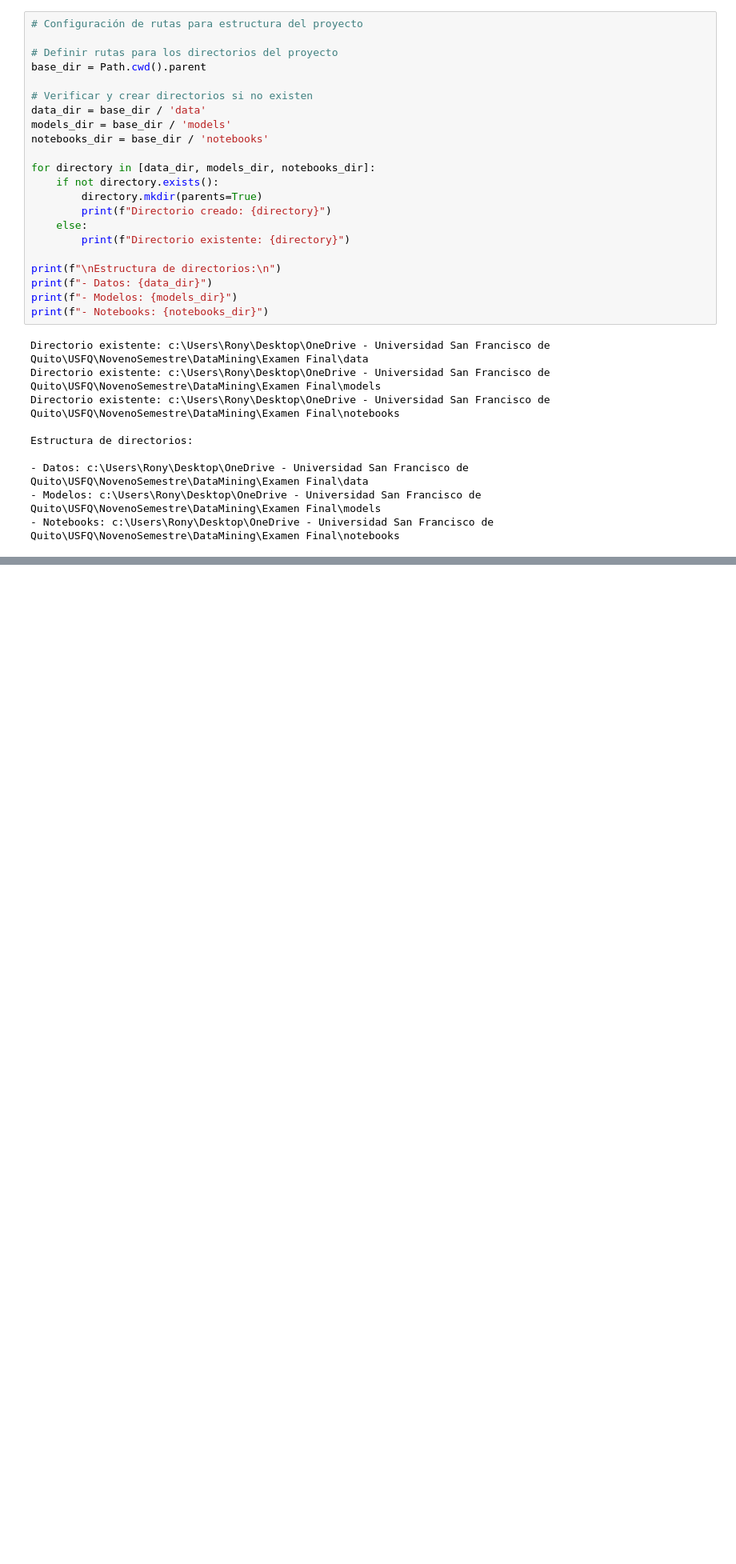
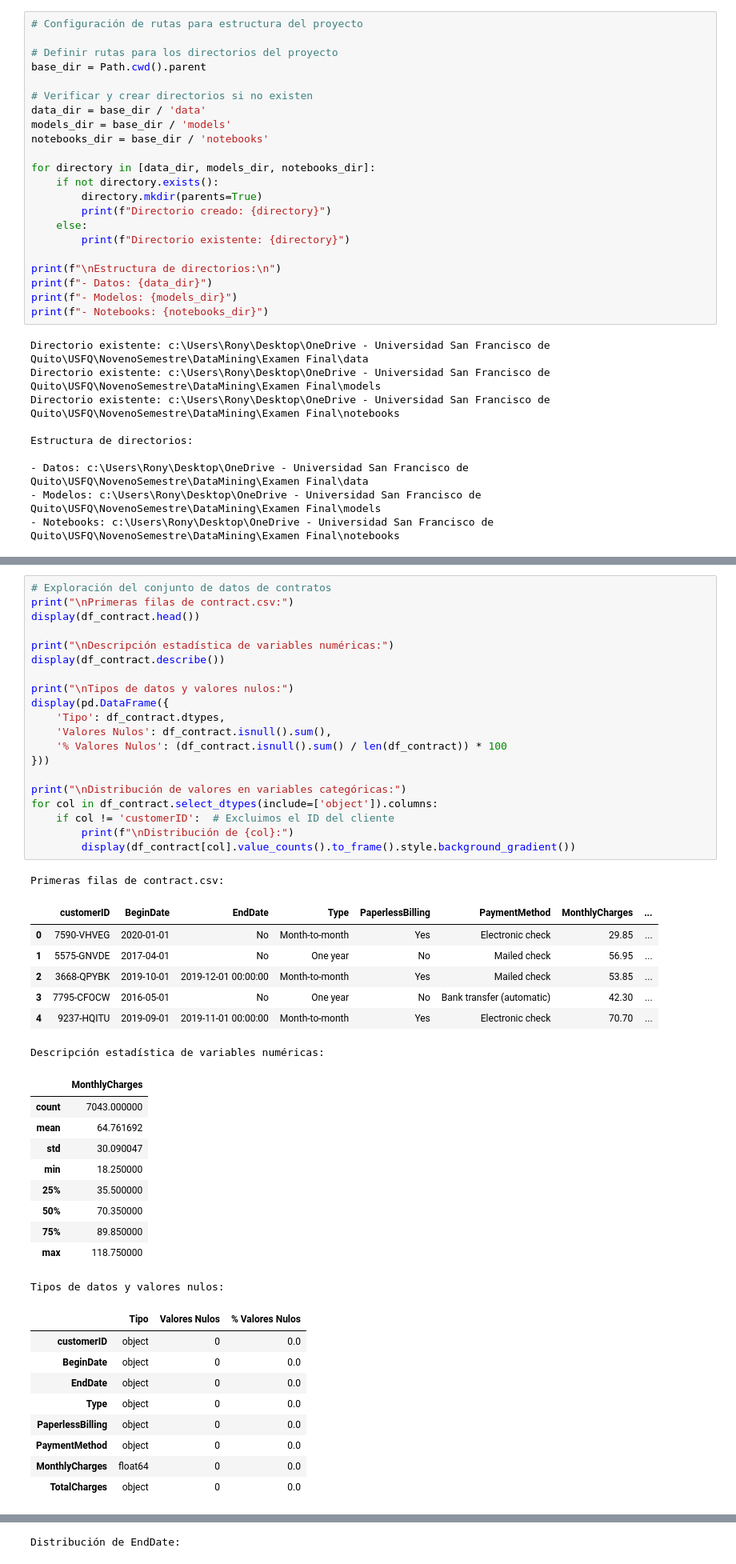
Before and after one commit to ronygsp/Examen-Final, a Jupyter notebook: notebooks/Salgado_Ronald_churn.ipynb, the cells around one changed output, grey strips where cells are left out. Shown at 80% size. Drawn from its saved outputs; the diff is of its cells as text; blank space fills up the shorter version.

```diff
--- a/notebooks/Salgado_Ronald_churn.ipynb
+++ b/notebooks/Salgado_Ronald_churn.ipynb
@@ -130,0 +164,48 @@ Estructura de directorios:
+# %%
+# Exploración del conjunto de datos de contratos
+print("\nPrimeras filas de contract.csv:")
+display(df_contract.head())
+
+print("\nDescripción estadística de variables numéricas:")
+display(df_contract.describe())
+
+print("\nTipos de datos y valores nulos:")
+display(pd.DataFrame({
+    'Tipo': df_contract.dtypes,
+    'Valores Nulos': df_contract.isnull().sum(),
+    '% Valores Nulos': (df_contract.isnull().sum() / len(df_contract)) * 100
+}))
+
+print("\nDistribución de valores en variables categóricas:")
+for col in df_contract.select_dtypes(include=['object']).columns:
+    if col != 'customerID':  # Excluimos el ID del cliente
+        print(f"\nDistribución de {col}:")
+        display(df_contract[col].value_counts().to_frame().style.background_gradient())
+# %% [output]
+Primeras filas de contract.csv:
+|  | customerID | BeginDate | EndDate | Type | PaperlessBilling | PaymentMethod | MonthlyCharges | ... |
+| 0 | 7590-VHVEG | 2020-01-01 | No | Month-to-month | Yes | Electronic check | 29.85 | ... |
+| 1 | 5575-GNVDE | 2017-04-01 | No | One year | No | Mailed check | 56.95 | ... |
+| 2 | 3668-QPYBK | 2019-10-01 | 2019-12-01 00:00:00 | Month-to-month | Yes | Mailed check | 53.85 | ... |
+| 3 | 7795-CFOCW | 2016-05-01 | No | One year | No | Bank transfer (automatic) | 42.30 | ... |
+| 4 | 9237-HQITU | 2019-09-01 | 2019-11-01 00:00:00 | Month-to-month | Yes | Electronic check | 70.70 | ... |
+Descripción estadística de variables numéricas:
+|  | MonthlyCharges |
+| count | 7043.000000 |
+| mean | 64.761692 |
+| std | 30.090047 |
+| min | 18.250000 |
+| 25% | 35.500000 |
+| 50% | 70.350000 |
+| 75% | 89.850000 |
+| max | 118.750000 |
+Tipos de datos y valores nulos:
+|  | Tipo | Valores Nulos | % Valores Nulos |
+| customerID | object | 0 | 0.0 |
+| BeginDate | object | 0 | 0.0 |
+| EndDate | object | 0 | 0.0 |
+| Type | object | 0 | 0.0 |
+| PaperlessBilling | object | 0 | 0.0 |
+| PaymentMethod | object | 0 | 0.0 |
+| MonthlyCharges | float64 | 0 | 0.0 |
+| TotalCharges | object | 0 | 0.0 |
@@ -130,0 +233 @@ Estructura de directorios:
+Distribución de EndDate:
```
Also changed, not shown: parts of 15 cells of this notebook.
